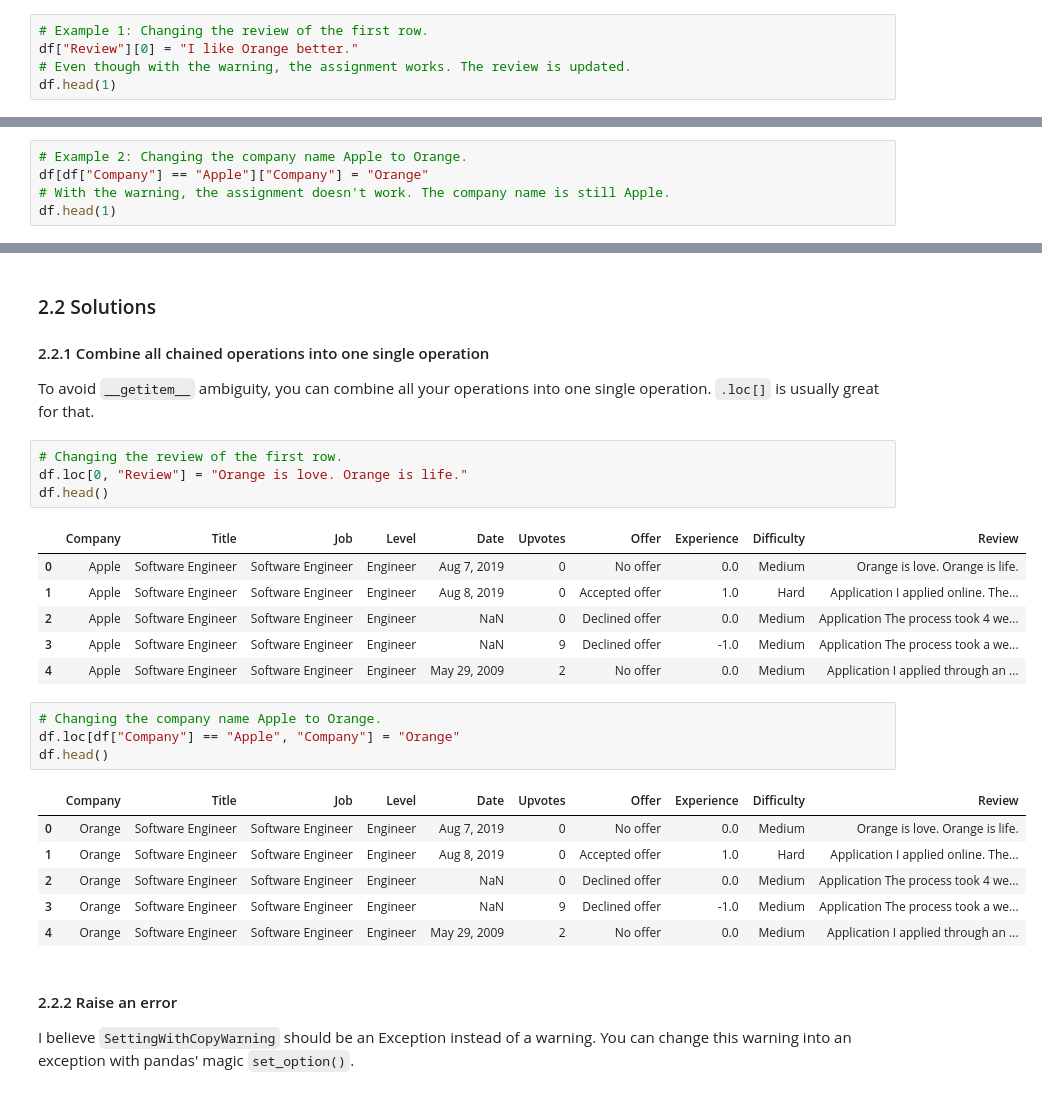
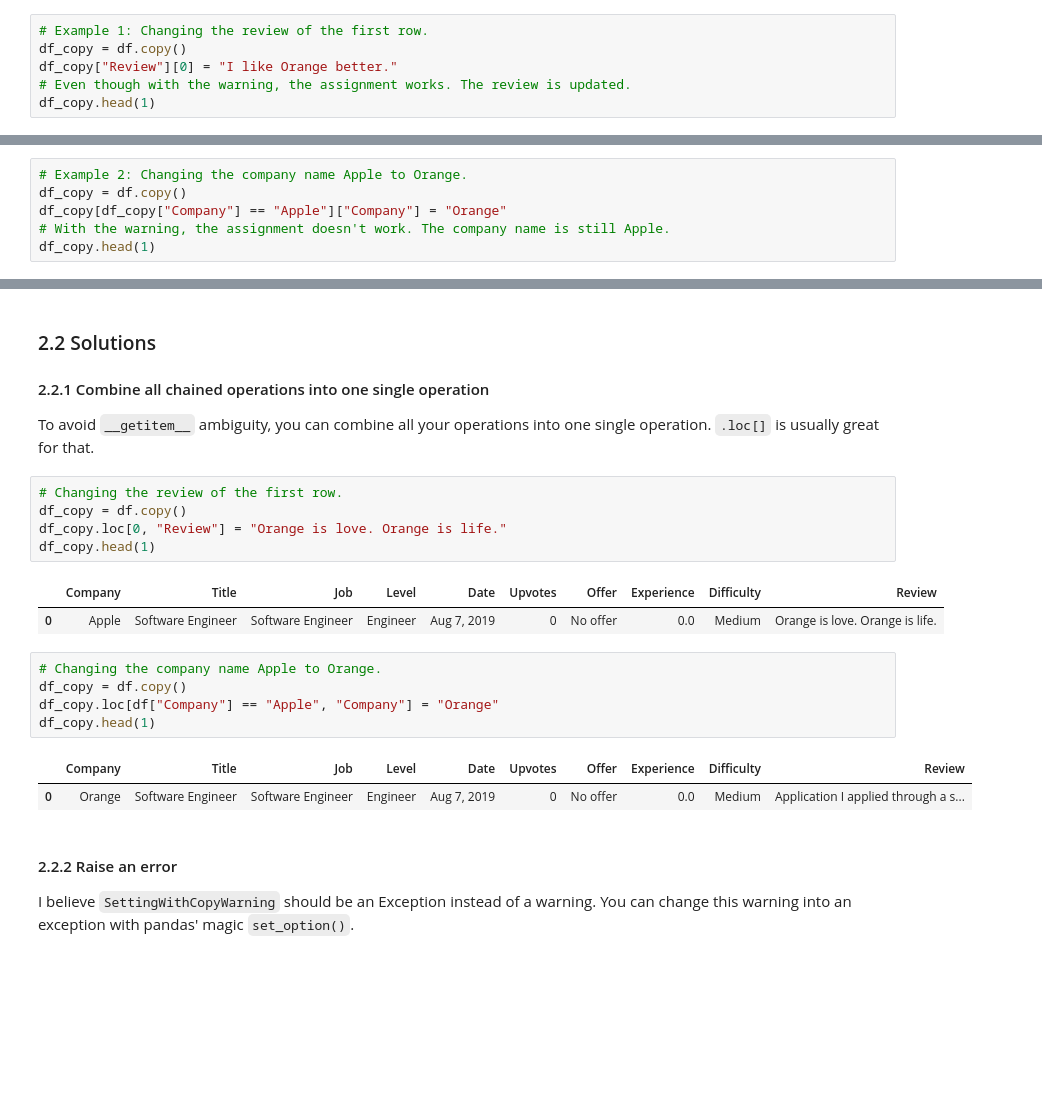
Before and after one commit to yairf11/advanced-pandas, a Jupyter notebook: efficient_pandas.ipynb, the cells around one changed output, grey strips where cells are left out. Drawn from its saved outputs; the diff is of its cells as text; blank space fills up the shorter version.

```diff
--- a/efficient_pandas.ipynb
+++ b/efficient_pandas.ipynb
@@ -179,9 +189,10 @@ Get row -> get review is 25x slower than get review -> get row.
 Sometimes, when you try to assign values to a subset of data in a DataFrame, you get `SettingWithCopyWarning`. Don't ignore the warning because it means sometimes, the assignment works (example 1), but sometimes, it doesn't (example 2).
 # %%
 # Example 1: Changing the review of the first row.
-df["Review"][0] = "I like Orange better."
+df_copy = df.copy()
+df_copy["Review"][0] = "I like Orange better."
 # Even though with the warning, the assignment works. The review is updated.
-df.head(1)
+df_copy.head(1)
 # %% [output]
 A value is trying to be set on a copy of a slice from a DataFrame
 
@@ -190,9 +202,10 @@ See the caveats in the documentation: https://pandas.pydata.org/pandas-docs/stab
 | 0 | Apple | Software Engineer | Software Engineer | Engineer | Aug 7, 2019 | 0 | No offer | 0.0 | Medium | I like Orange better. |
 # %%
 # Example 2: Changing the company name Apple to Orange.
-df[df["Company"] == "Apple"]["Company"] = "Orange"
+df_copy = df.copy()
+df_copy[df_copy["Company"] == "Apple"]["Company"] = "Orange"
 # With the warning, the assignment doesn't work. The company name is still Apple.
-df.head(1)
+df_copy.head(1)
 # %% [output]
 A value is trying to be set on a copy of a slice from a DataFrame.
 Try using .loc[row_indexer,col_indexer] = value instead
@@ -227,26 +241,20 @@ To avoid `__getitem__` ambiguity, you can combine all your operations into one s
 `.loc[]` is usually great for that.
 # %%
 # Changing the review of the first row.
-df.loc[0, "Review"] = "Orange is love. Orange is life."
-df.head()
+df_copy = df.copy()
+df_copy.loc[0, "Review"] = "Orange is love. Orange is life."
+df_copy.head(1)
 # %% [output]
 |  | Company | Title | Job | Level | Date | Upvotes | Offer | Experience | Difficulty | Review |
 | 0 | Apple | Software Engineer | Software Engineer | Engineer | Aug 7, 2019 | 0 | No offer | 0.0 | Medium | Orange is love. Orange is life. |
-| 1 | Apple | Software Engineer | Software Engineer | Engineer | Aug 8, 2019 | 0 | Accepted offer | 1.0 | Hard | Application I applied online. The... |
-| 2 | Apple | Software Engineer | Software Engineer | Engineer | NaN | 0 | Declined offer | 0.0 | Medium | Application The process took 4 we... |
-| 3 | Apple | Software Engineer | Software Engineer | Engineer | NaN | 9 | Declined offer | -1.0 | Medium | Application The process took a we... |
-| 4 | Apple | Software Engineer | Software Engineer | Engineer | May 29, 2009 | 2 | No offer | 0.0 | Medium | Application I applied through an ... |
 # %%
 # Changing the company name Apple to Orange.
-df.loc[df["Company"] == "Apple", "Company"] = "Orange"
-df.head()
+df_copy = df.copy()
+df_copy.loc[df["Company"] == "Apple", "Company"] = "Orange"
+df_copy.head(1)
 # %% [output]
 |  | Company | Title | Job | Level | Date | Upvotes | Offer | Experience | Difficulty | Review |
-| 0 | Orange | Software Engineer | Software Engineer | Engineer | Aug 7, 2019 | 0 | No offer | 0.0 | Medium | Orange is love. Orange is life. |
-| 1 | Orange | Software Engineer | Software Engineer | Engineer | Aug 8, 2019 | 0 | Accepted offer | 1.0 | Hard | Application I applied online. The... |
-| 2 | Orange | Software Engineer | Software Engineer | Engineer | NaN | 0 | Declined offer | 0.0 | Medium | Application The process took 4 we... |
-| 3 | Orange | Software Engineer | Software Engineer | Engineer | NaN | 9 | Declined offer | -1.0 | Medium | Application The process took a we... |
-| 4 | Orange | Software Engineer | Software Engineer | Engineer | May 29, 2009 | 2 | No offer | 0.0 | Medium | Application I applied through an ... |
+| 0 | Orange | Software Engineer | Software Engineer | Engineer | Aug 7, 2019 | 0 | No offer | 0.0 | Medium | Application I applied through a s... |
 # %% [markdown]
 #### 2.2.2 Raise an error
 I believe `SettingWithCopyWarning` should be an Exception instead of a warning. You can change this warning into an exception with pandas' magic `set_option()`.
```
Also changed, not shown: parts of 28 cells of this notebook, 2 other files.
